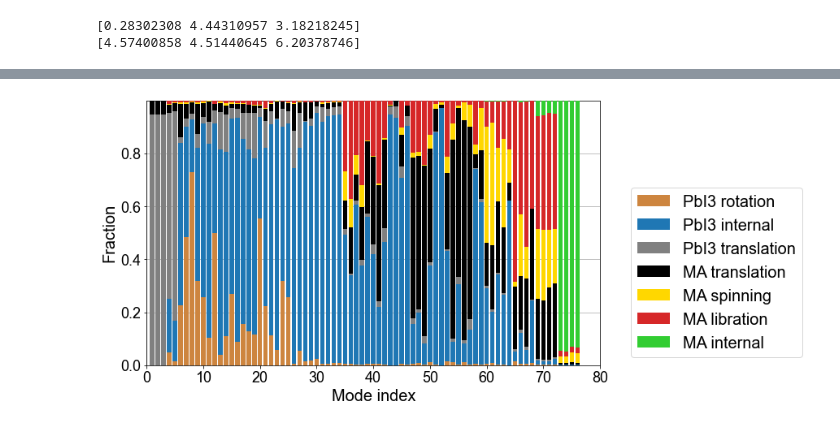
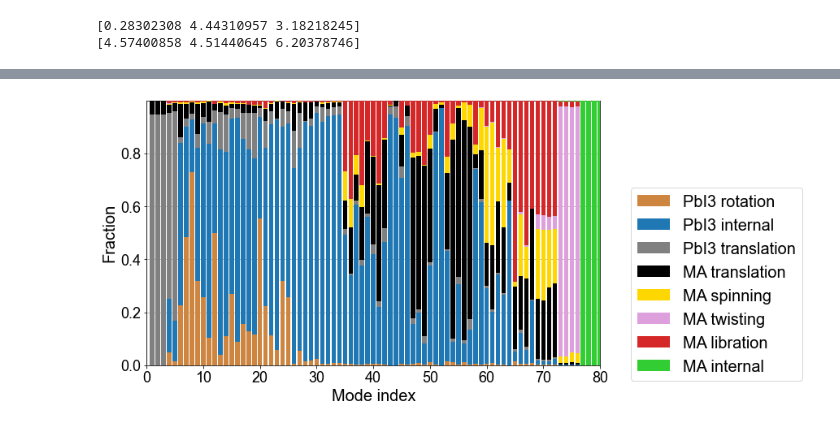
Before and after one commit to ttadano/jupyter_notebooks, a Jupyter notebook: identify_mode_character_MAPI.ipynb, the cells around one changed output, grey strips where cells are left out. Saved outputs shown, nothing was run; the diff lists cells and outputs as text; code cells hidden in the pictures.

Commit message:
Decompose twisting motion of MA

```diff
--- a/identify_mode_character_MAPI.ipynb
+++ b/identify_mode_character_MAPI.ipynb
@@ -423,7 +423,7 @@ def get_internal_vibration(structure_cluster, disp, weights):
 
 
 def compute_fraction(mass, kd,
-                     d_tran_MA, d_spin_MA, d_libr_MA, d_vib_MA,
+                     d_tran_MA, d_spin_MA, d_twist_MA, d_libr_MA, d_vib_MA,
                      d_tran_PbI6, d_spin_PbI6, d_libr_PbI6, d_vib_PbI6):
     """
      Compute the fraction of each vibrational type following
@@ -433,17 +433,18 @@ def compute_fraction(mass, kd,
     denom = 0.0
     nat, _ = np.shape(d_tran_MA)
 
-    fractions = np.zeros(8)
+    fractions = np.zeros(9)
 
     for iat in range(nat):
         fractions[0] += mass[kd[iat]] * np.dot(d_tran_MA[iat,:], d_tran_MA[iat,:])
         fractions[1] += mass[kd[iat]] * np.dot(d_spin_MA[iat,:], d_spin_MA[iat,:])
-        fractions[2] += mass[kd[iat]] * np.dot(d_libr_MA[iat,:], d_libr_MA[iat,:])
-        fractions[3] += mass[kd[iat]] * np.dot(d_vib_MA[iat,:], d_vib_MA[iat,:])
-        fractions[4] += mass[kd[iat]] * np.dot(d_tran_PbI6[iat,:], d_tran_PbI6[iat,:])
-        fractions[5] += mass[kd[iat]] * np.dot(d_spin_PbI6[iat,:], d_spin_PbI6[iat,:])
-        fractions[6] += mass[kd[iat]] * np.dot(d_libr_PbI6[iat,:], d_libr_PbI6[iat,:])
-        fractions[7] += mass[kd[iat]] * np.dot(d_vib_PbI6[iat,:], d_vib_PbI6[iat,:])
+        fractions[2] += mass[kd[iat]] * np.dot(d_twist_MA[iat,:], d_twist_MA[iat,:])
+        fractions[3] += mass[kd[iat]] * np.dot(d_libr_MA[iat,:], d_libr_MA[iat,:])
+        fractions[4] += mass[kd[iat]] * np.dot(d_vib_MA[iat,:], d_vib_MA[iat,:])
+        fractions[5] += mass[kd[iat]] * np.dot(d_tran_PbI6[iat,:], d_tran_PbI6[iat,:])
+        fractions[6] += mass[kd[iat]] * np.dot(d_spin_PbI6[iat,:], d_spin_PbI6[iat,:])
+        fractions[7] += mass[kd[iat]] * np.dot(d_libr_PbI6[iat,:], d_libr_PbI6[iat,:])
+        fractions[8] += mass[kd[iat]] * np.dot(d_vib_PbI6[iat,:], d_vib_PbI6[iat,:])
 
     denom = np.sum(fractions)
 
@@ -604,45 +735,70 @@ fig = plt.figure(figsize=(10,6))
 
 nrows = 1
 ncols = 1
 
 gs = gridspec.GridSpec(nrows=nrows, ncols=ncols)
 gs.update(hspace=0.3)
 
 evals = np.loadtxt('omegas_kayser.dat')
 
 
 
 fractions_arr = np.array(fractions_all)
 ax = plt.subplot(gs[0])
 
-ax.bar(range(1,77), fractions_arr[:76,5] + fractions_arr[:76,6], label="PbI3 rotation", zorder=3,
+mode_range = range(0,80)
+xval = [int(t+1) for t in mode_range]
+
+ax.bar(xval, fractions_arr[mode_range,6] + fractions_arr[mode_range,7],
+       label="PbI3 rotation", zorder=3,
        alpha=1, color='peru')
-ax.bar(range(1,77), fractions_arr[:76,7], bottom = fractions_arr[:76,5] + fractions_arr[:76,6], label="PbI3 internal",
+
+ax.bar(xval, fractions_arr[mode_range,8],
+       bottom = fractions_arr[mode_range,6] + fractions_arr[mode_range,7],
+       label="PbI3 internal",
        zorder=3, alpha=1, color='C0')
-ax.bar(range(1,77), fractions_arr[:76,4], label="PbI3 translation",
-       bottom=np.sum(fractions_arr[:76,5:8],axis=1), zorder=3, alpha=1, color='gray')
 
-ax.bar(range(1,77), fractions_arr[:76,0], bottom= np.sum(fractions_arr[:76,4:8],axis=1),
-       label="MA translation", zorder=3,  alpha=1, color='black')
-ax.bar(range(1,77), fractions_arr[:76,1], bottom = np.sum(fractions_arr[:76,4:8],axis=1) + fractions_arr[:76,0],
-       label="MA spinning", zorder=3, alpha=1, color='gold')
-ax.bar(range(1,77), fractions_arr[:76,2], bottom = np.sum(fractions_arr[:76,4:8],axis=1) + np.sum(fractions_arr[:76,0:2],axis=1),
-       label="MA libration", zorder=3, alpha=1, color='C3')
-ax.bar(range(1,77), fractions_arr[:76,3],
-       bottom = np.sum(fractions_arr[:76,4:8],axis=1) + np.sum(fractions_arr[:76,0:3],axis=1),
-       label="MA internal", zorder=3, alpha=1, color='limegreen')
+ax.bar(xval, fractions_arr[mode_range,5],
+       bottom=np.sum(fractions_arr[mode_range,6:9],axis=1),
+       label="PbI3 translation",
+       zorder=3, alpha=1, color='gray')
+
+ax.bar(xval, fractions_arr[mode_range,0],
+       bottom= np.sum(fractions_arr[mode_range,5:9],axis=1),
+       label="MA translation",
+       zorder=3,  alpha=1, color='black')
+
+ax.bar(xval, fractions_arr[mode_range,1],
+       bottom = np.sum(fractions_arr[mode_range,5:9],axis=1) + fractions_arr[mode_range,0],
+       label="MA spinning",
+       zorder=3, alpha=1, color='gold')
+
+ax.bar(xval, fractions_arr[mode_range,2],
+       bottom = np.sum(fractions_arr[mode_range,5:9],axis=1) + np.sum(fractions_arr[mode_range,0:2],axis=1),
+       label="MA twisting",
+       zorder=3, alpha=1, color='plum')
+
+ax.bar(xval, fractions_arr[mode_range,3],
+       bottom = np.sum(fractions_arr[mode_range,5:9],axis=1) + np.sum(fractions_arr[mode_range,0:3],axis=1),
+       label="MA libration",
+       zorder=3, alpha=1, color='C3')
+
+ax.bar(xval, fractions_arr[mode_range,4],
+       bottom = np.sum(fractions_arr[mode_range,5:9],axis=1) + np.sum(fractions_arr[mode_range,0:4],axis=1),
+       label="MA internal",
+       zorder=3, alpha=1, color='limegreen')
 
 ax.set_xlim(0,80)
 
 ax.grid()
 ax.set_ylabel('Fraction', fontsize=20)
 ax.set_xlabel("Mode index", fontsize=20)
 
 plt.legend(loc='best',bbox_to_anchor=(1.05, 0.7), fontsize=20)
 
-plt.savefig('Fraction_vibrational_types_MAPI.pdf', bbox_inches='tight')
+plt.savefig('Fraction_vibrational_types_MAPI_with_twist.pdf', bbox_inches='tight')
 
 
 plt.show()
 # %% [output]
-[figure, old version]
+[figure, new version]
```
Also changed, not shown: parts of 2 cells of this notebook.
